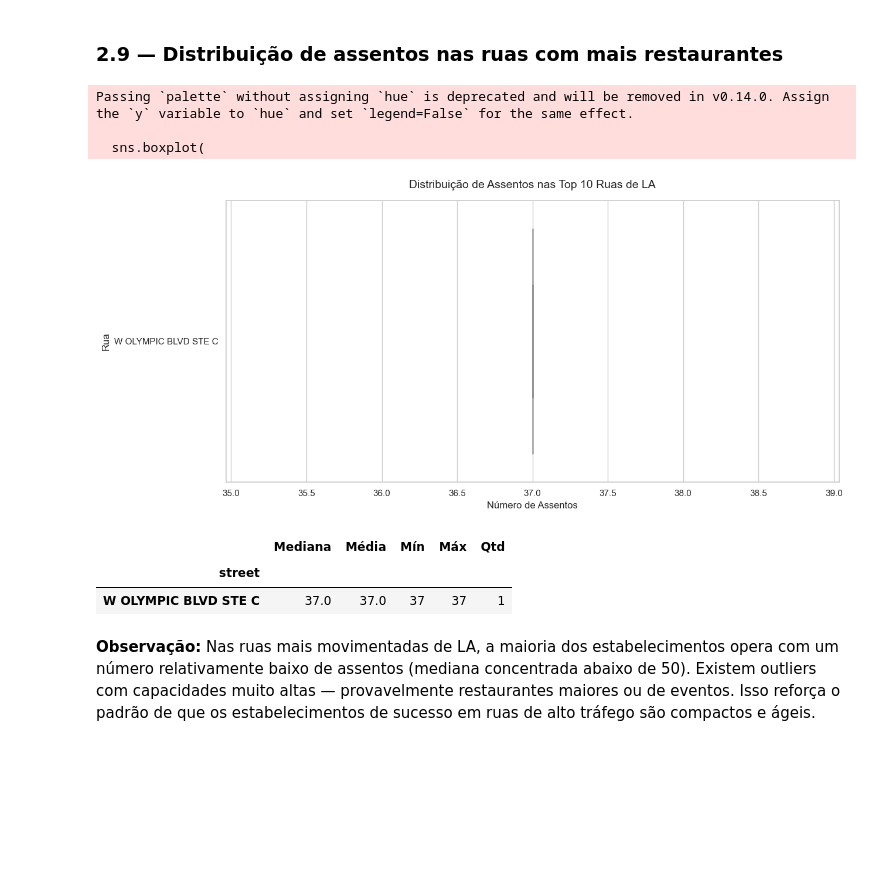
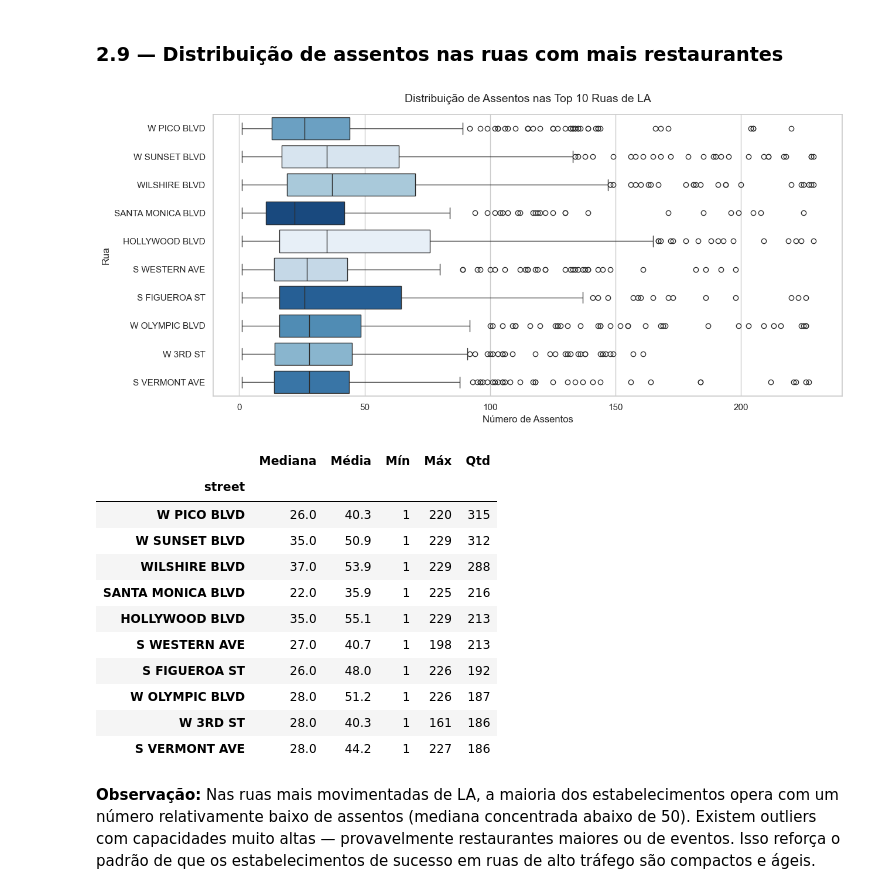
Before and after one commit to carinelit/cafeteria-robos-la-analise, a Jupyter notebook: Projeto Sprint 10.ipynb, the cells around one changed output. Saved outputs shown, nothing was run; the diff lists cells and outputs as text; code cells hidden in the pictures; blank space fills up the shorter version.

```diff
--- a/Projeto Sprint 10.ipynb
+++ b/Projeto Sprint 10.ipynb
@@ -81,13 +80,12 @@ Linhas duplicadas encontradas: 0
 Nenhuma duplicata encontrada.
 # %%
 # Correção de tipos de dados
-# 'chain' deve ser booleano — converter se vier como string
-if df['chain'].dtype == object:
-    df['chain'] = df['chain'].map({'TRUE': True, 'FALSE': False, True: True, False: False})
+# 'chain' — preenche os 3 NaN com False e converte para booleano
+df['chain'] = df['chain'].where(df['chain'].notna(), other=False).astype(bool)
 
-# 'number' deve ser inteiro
-df['number'] = pd.to_numeric(df['number'], errors='coerce').astype('Int64')
+# 'number' já é int64, mas garantimos Int64 para consistência
+df['number'] = df['number'].astype('Int64')
 
-print('Tipos após correção:')
-print(df.dtypes)
+print("'chain': 3 valores ausentes preenchidos com False (assumidos como independentes)")
+print("'number': convertido para Int64 (suporta NaN caso existam no futuro)")
 # %% [output]
@@ -384,10 +354,16 @@ object_type  avg_seats
 # %% [markdown]
 ### 2.6 — Extração do nome da rua a partir do endereço
 # %%
-# Endereços têm o formato: "123 W Main St, Los Angeles, CA 90001"
-# Extraímos tudo entre o número inicial e a vírgula — o nome da rua
+# Endereços no formato: "3708 N EAGLE ROCK BLVD" ou "3500 W 6TH ST STE 226"
+# Passo 1: remove o número inicial
+# Passo 2: remove sufixos de unidade no final (STE, UNIT, APT, # ou número solto)
 
-df['street'] = df['address'].str.extract(r'^\d+\s+(.+?),')
+df['street'] = (
+    df['address']
+    .str.replace(r'^\d+\s+', '', regex=True)          # remove número inicial
+    .str.replace(r'\s+(STE|SUITE|UNIT|APT|#)?\s*\d+\s*$', '', regex=True)  # remove suite/unit
+    .str.strip()
+)
 
 # Verificação
 print("Exemplos de extração:")
@@ -481,40 +456,48 @@ Proporção: 100.0% das ruas
 top_street_names = top_streets['street'].tolist()
 df_top_streets = df[df['street'].isin(top_street_names)].copy()
 
 # Boxplot da distribuição de assentos por rua
 fig, ax = plt.subplots(figsize=(13, 6))
 sns.boxplot(
     data=df_top_streets,
     y='street',
     x='number',
+    hue='street',
     palette='Blues',
+    legend=False,
     order=top_street_names,
     ax=ax
 )
 
 ax.set_title('Distribuição de Assentos nas Top 10 Ruas de LA', fontsize=14, pad=15)
 ax.set_xlabel('Número de Assentos')
 ax.set_ylabel('Rua')
 plt.tight_layout()
 plt.show()
 
 # Tabela resumo
 summary_streets = (
     df_top_streets.groupby('street')['number']
     .agg(['median', 'mean', 'min', 'max', 'count'])
     .rename(columns={'median': 'Mediana', 'mean': 'Média', 'min': 'Mín', 'max': 'Máx', 'count': 'Qtd'})
     .round(1)
     .loc[top_street_names]
 )
 display(summary_streets)
 # %% [output]
-Passing `palette` without assigning `hue` is deprecated and will be removed in v0.14.0. Assign the `y` variable to `hue` and set `legend=False` for the same effect.
-
-  sns.boxplot(
-[figure, old version]
+[figure, new version]
 |  | Mediana | Média | Mín | Máx | Qtd |
 | street |  |  |  |  |  |
-| W OLYMPIC BLVD STE C | 37.0 | 37.0 | 37 | 37 | 1 |
+| W PICO BLVD | 26.0 | 40.3 | 1 | 220 | 315 |
+| W SUNSET BLVD | 35.0 | 50.9 | 1 | 229 | 312 |
+| WILSHIRE BLVD | 37.0 | 53.9 | 1 | 229 | 288 |
+| SANTA MONICA BLVD | 22.0 | 35.9 | 1 | 225 | 216 |
+| HOLLYWOOD BLVD | 35.0 | 55.1 | 1 | 229 | 213 |
+| S WESTERN AVE | 27.0 | 40.7 | 1 | 198 | 213 |
+| S FIGUEROA ST | 26.0 | 48.0 | 1 | 226 | 192 |
+| W OLYMPIC BLVD | 28.0 | 51.2 | 1 | 226 | 187 |
+| W 3RD ST | 28.0 | 40.3 | 1 | 161 | 186 |
+| S VERMONT AVE | 28.0 | 44.2 | 1 | 227 | 186 |
 # %% [markdown]
 **Observação:** Nas ruas mais movimentadas de LA, a maioria dos estabelecimentos opera com um número relativamente baixo de assentos (mediana concentrada abaixo de 50). Existem outliers com capacidades muito altas — provavelmente restaurantes maiores ou de eventos. Isso reforça o padrão de que os estabelecimentos de sucesso em ruas de alto tráfego são compactos e ágeis.
 # %% [markdown]
```
Also changed, not shown: parts of 15 cells of this notebook.
